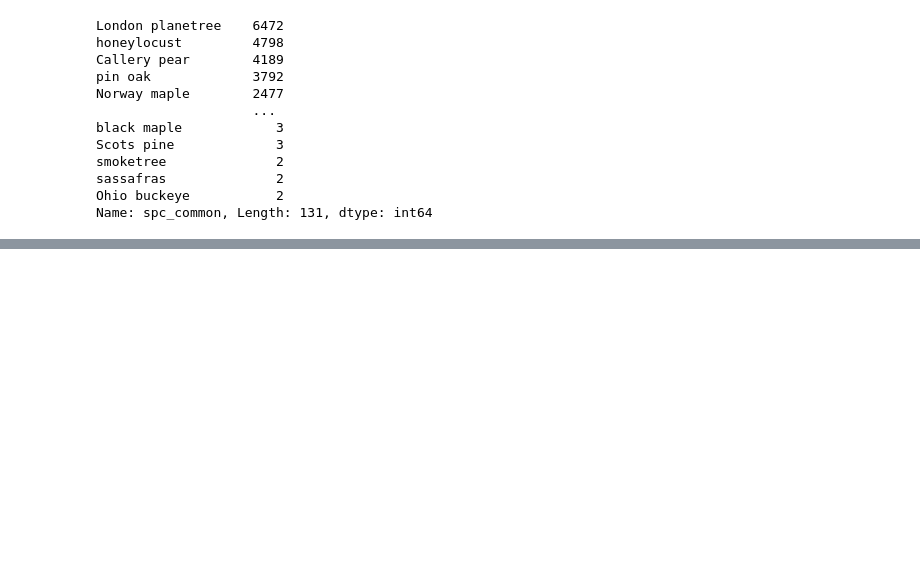
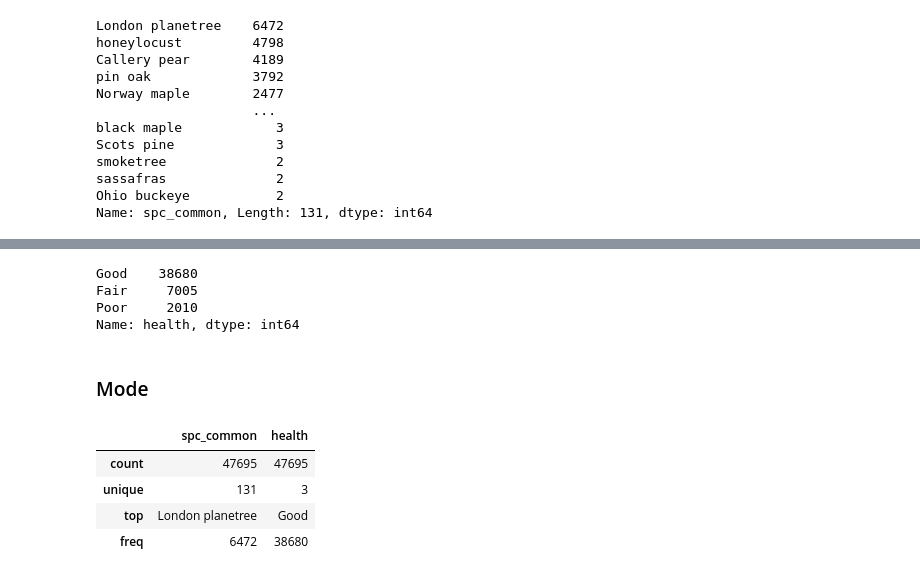
Before and after one commit to Alyxx-The-Sniper/DATA_SCIENCE_2022, a Jupyter notebook: Data_Science_Inference/Stats for Categorical.ipynb, the cells around one changed output, grey strips where cells are left out. Cells and saved outputs as stored; diff of their text form; code cells hidden in the pictures; blank space fills up the shorter version.

```diff
--- a/Data_Science_Inference/Stats for Categorical.ipynb
+++ b/Data_Science_Inference/Stats for Categorical.ipynb
@@ -56,0 +85,19 @@ We can
+# %%
+# count of each category in healt variable
+df.health.value_counts()
+# %% [output]
+Good    38680
+Fair     7005
+Poor     2010
+Name: health, dtype: int64
+# %% [markdown]
+### Mode
+# %%
+# Summary stats
+df[['spc_common', 'health' ]].describe()
+# %% [output]
+|  | spc_common | health |
+| count | 47695 | 47695 |
+| unique | 131 | 3 |
+| top | London planetree | Good |
+| freq | 6472 | 38680 |
```
Also changed, not shown: parts of 20 cells of this notebook, 1 other file.
